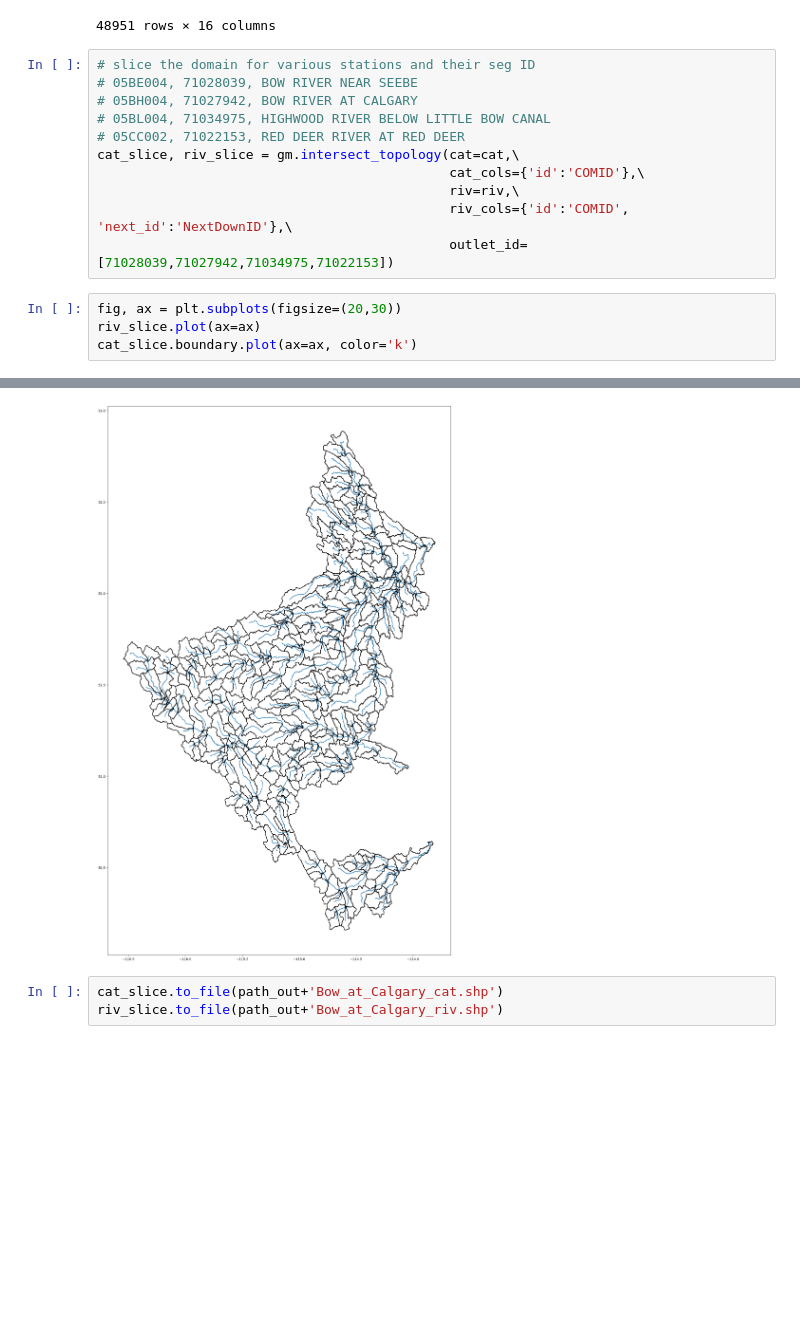
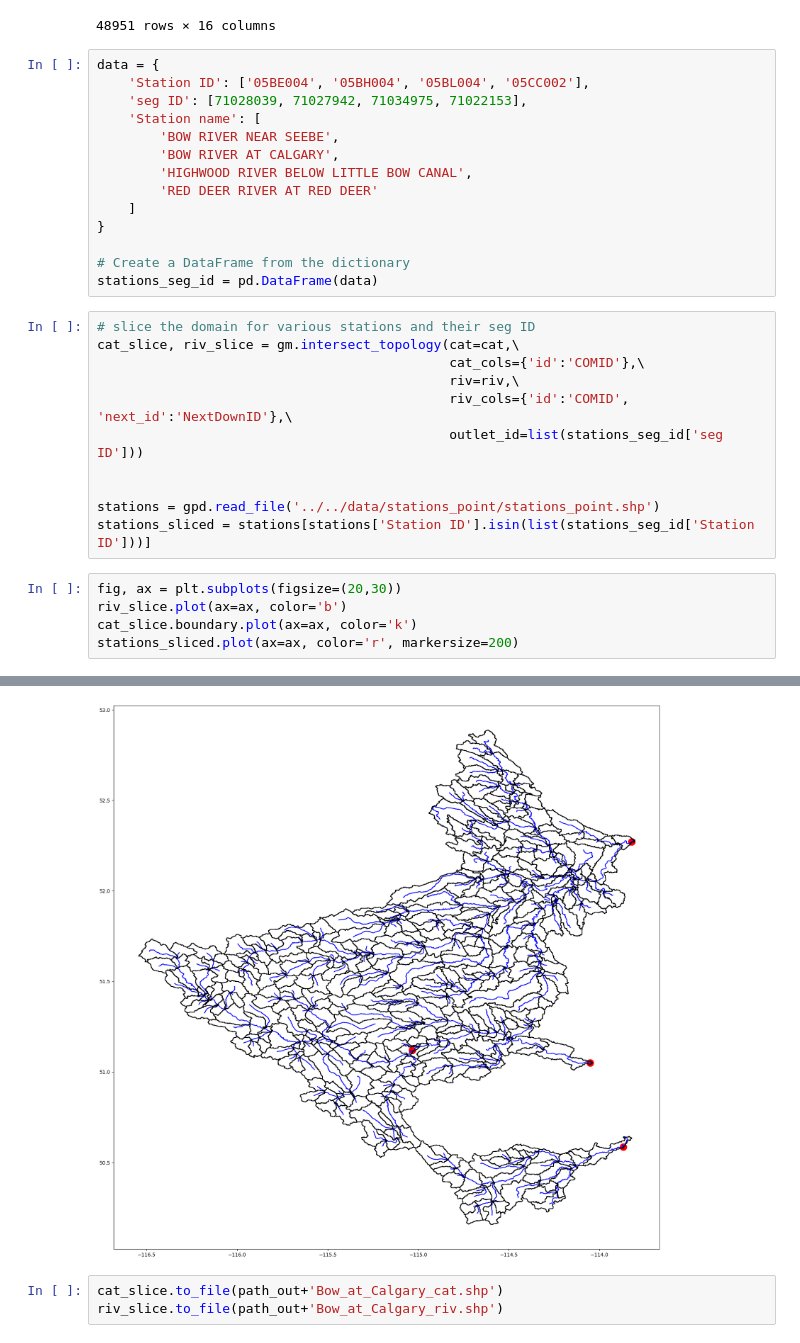
Before and after one commit to ShervanGharari/FHIMP, a Jupyter notebook: hydro-models/01_domain_selection/domain_selection.ipynb, the cells around one changed output, grey strips where cells are left out. Drawn from its saved outputs; the diff is of its cells as text; blank space fills up the shorter version.

```diff
--- a/hydro-models/01_domain_selection/domain_selection.ipynb
+++ b/hydro-models/01_domain_selection/domain_selection.ipynb
@@ -57,24 +57,39 @@ riv.set_crs(epsg=4326, inplace=True, allow_override=True)
 | 48949 | 71048950 | 12.016268 | 9.919203 | 1.211415 | 0.001511 | 43.278839 | 1 | 18.2 | 0.001511 | ... |
 | 48950 | 71048951 | 16.905509 | 8.524814 | 1.983094 | 0.000845 | 69.279829 | 1 | 14.3 | 0.000845 | ... |
 48951 rows × 16 columns
+# %%
+data = {
+    'Station ID': ['05BE004', '05BH004', '05BL004', '05CC002'],
+    'seg ID': [71028039, 71027942, 71034975, 71022153],
+    'Station name': [
+        'BOW RIVER NEAR SEEBE',
+        'BOW RIVER AT CALGARY',
+        'HIGHWOOD RIVER BELOW LITTLE BOW CANAL',
+        'RED DEER RIVER AT RED DEER'
+    ]
+}
+
+# Create a DataFrame from the dictionary
+stations_seg_id = pd.DataFrame(data)
 # %%
 # slice the domain for various stations and their seg ID
-# 05BE004, 71028039, BOW RIVER NEAR SEEBE
-# 05BH004, 71027942, BOW RIVER AT CALGARY
-# 05BL004, 71034975, HIGHWOOD RIVER BELOW LITTLE BOW CANAL
-# 05CC002, 71022153, RED DEER RIVER AT RED DEER
 cat_slice, riv_slice = gm.intersect_topology(cat=cat,\
                                              cat_cols={'id':'COMID'},\
                                              riv=riv,\
                                              riv_cols={'id':'COMID', 'next_id':'NextDownID'},\
-                                             outlet_id=[71028039,71027942,71034975,71022153])
+                                             outlet_id=list(stations_seg_id['seg ID']))
+
+
+stations = gpd.read_file('../../data/stations_point/stations_point.shp')
+stations_sliced = stations[stations['Station ID'].isin(list(stations_seg_id['Station ID']))]
 # %%
 fig, ax = plt.subplots(figsize=(20,30))
-riv_slice.plot(ax=ax)
+riv_slice.plot(ax=ax, color='b')
 cat_slice.boundary.plot(ax=ax, color='k')
+stations_sliced.plot(ax=ax, color='r', markersize=200)
 # %% [output]
 <AxesSubplot:>
-[figure, old version]
+[figure, new version]
 # %%
 cat_slice.to_file(path_out+'Bow_at_Calgary_cat.shp')
 riv_slice.to_file(path_out+'Bow_at_Calgary_riv.shp')
```
Also changed, not shown: parts of 1 cell of this notebook, 1 other file.
